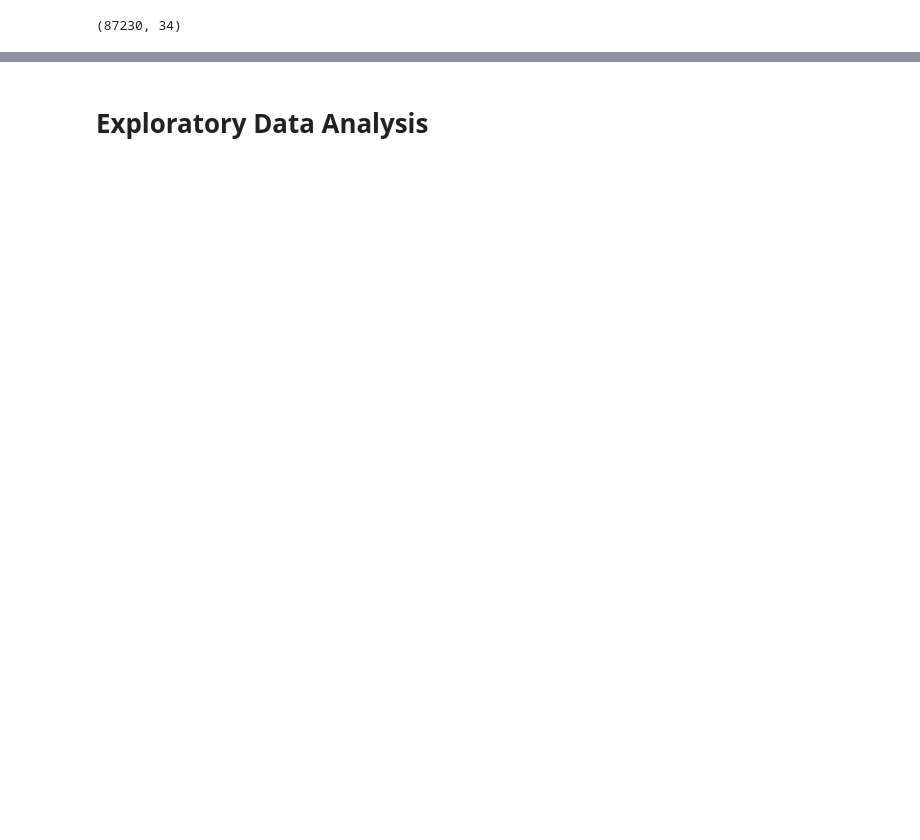
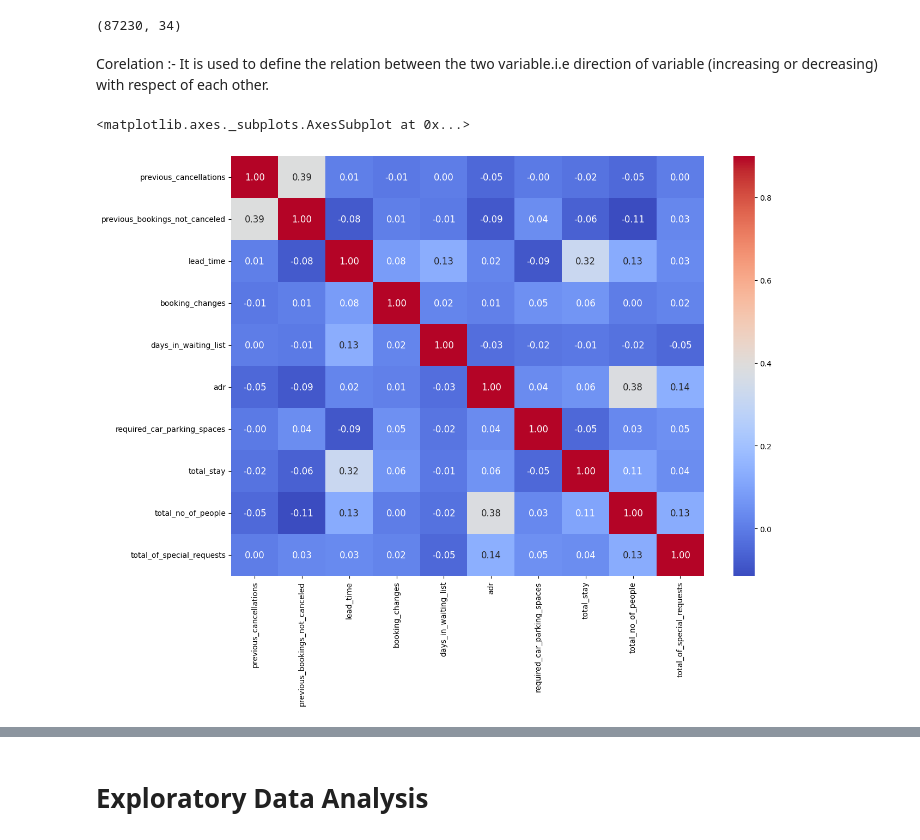
Before and after one commit to vbhsharma7/EDA-hotel-booking-, a Jupyter notebook: Hotel_Booking_Analysis_Capstone_Project.ipynb, the cells around one changed output, grey strips where cells are left out. Cells and saved outputs as stored; diff of their text form; code cells hidden in the pictures; blank space fills up the shorter version.

```diff
--- a/Hotel_Booking_Analysis_Capstone_Project.ipynb
+++ b/Hotel_Booking_Analysis_Capstone_Project.ipynb
@@ -210,9 +214,25 @@ df1.drop(df1[df1['adults']+df1['babies']+df1['children']==0].index,inplace=True)
 # %%
 # adding some new columns
 df1['total_no_of_people'] = df1['adults'] + df1['babies'] + df1['children']
-df1['total_stay_'] = df1['stays_in_weekend_nights'] + df1['stays_in_week_nights']
+df1['total_stay'] = df1['stays_in_weekend_nights'] + df1['stays_in_week_nights']
+# %%
+
+# converting the column data type
+df1[['children','company','agent']]=df1[['children','company','agent']].astype('int64')
 # %%
 #checking the final shape of row and columns
 df1.shape
 # %% [output]
 (87230, 34)
+# %% [markdown]
+Corelation :-
+It is used to define the relation between the two variable.i.e direction of variable (increasing or decreasing) with respect of each other.
+# %%
+numeric_values = df1[['previous_cancellations','previous_bookings_not_canceled','lead_time','booking_changes','days_in_waiting_list','adr','required_car_parking_spaces','total_stay','total_no_of_people','total_of_special_requests']]
+# %%
+co_relation_matrix = numeric_values.corr()
+f, ax = plt.subplots(figsize=(14,10))
+sns.heatmap(co_relation_matrix, fmt='.2f',cmap='coolwarm',annot = True, annot_kws={'size': 12},  vmax = .9 )
+# %% [output]
+<matplotlib.axes._subplots.AxesSubplot at 0x...>
+[figure, added]
```
Also changed, not shown: parts of 24 cells of this notebook.
